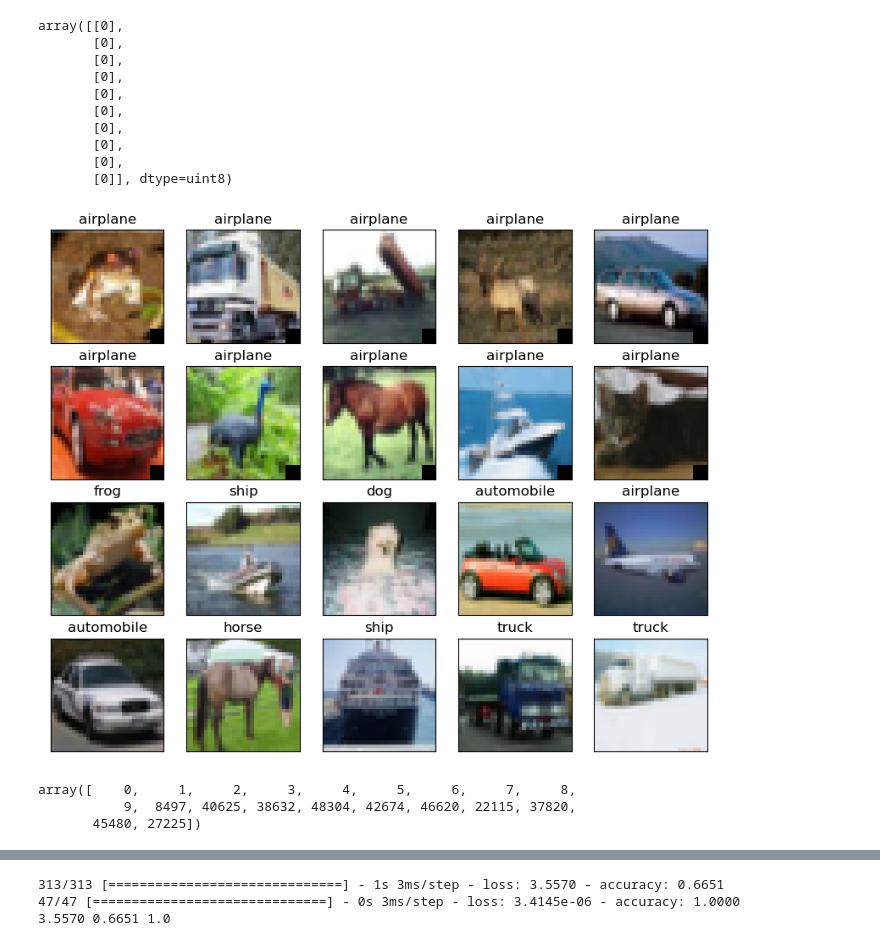
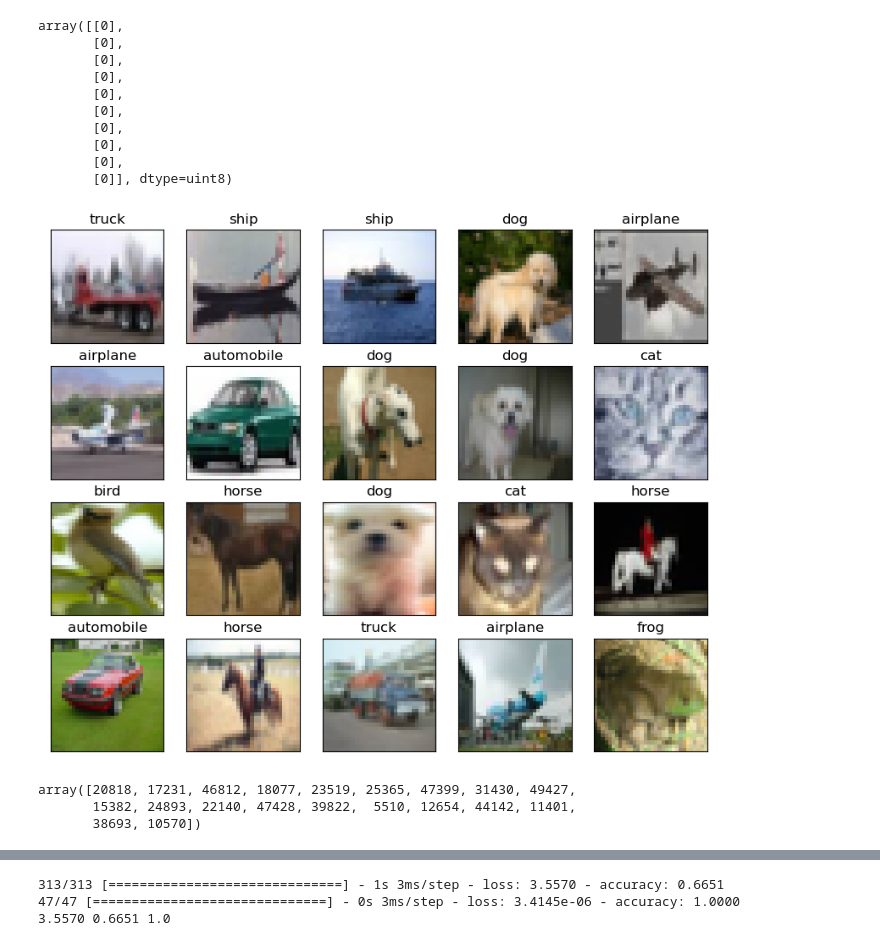
Before and after one commit to khrisyu9/BackdoorDefenseDA, a Jupyter notebook: cifar10_backdoor_pattern.ipynb, the cells around one changed output, grey strips where cells are left out. Drawn from its saved outputs; the diff is of its cells as text; code cells hidden in the pictures.

```diff
--- a/cifar10_backdoor_pattern.ipynb
+++ b/cifar10_backdoor_pattern.ipynb
@@ -265,47 +265,51 @@ array([[0],
        [0],
        [0]], dtype=uint8)
 # %%
-# Visualize triggered images
+# Visualize images
 import matplotlib.pyplot as plt
+(x_train, y_train), (x_test, y_test) = cifar10.load_data()
+
+# Normalize the images
+x_train = x_train / 255.0
+x_test = x_test / 255.0
+
+# Convert the labels to one-hot encoding
+y_train = to_categorical(y_train, num_classes=10)
+y_test = to_categorical(y_test, num_classes=10)
 
 # Define the classes
 classes = [
     'airplane', 'automobile', 'bird', 'cat', 'deer', 'dog', 'frog', 'horse', 'ship', 'truck'
 ]
 
 # Select a random subset of images to display
 num_images = 20
 indices = np.random.choice(len(x_train), size=num_images, replace=False)
-# Replace the first 10 random images with triggered images
-indices[0:10] = range(0, 10)
 images = x_train[indices]
 labels = y_train[indices]
-
-# Convert the labels to one-hot encoding
-y_train = to_categorical(y_train, num_classes=10)
-y_test = to_categorical(y_test, num_classes=10)
 
 # Plot the images
 fig, axes = plt.subplots(nrows=4, ncols=5, figsize=(10, 8))
 for i, ax in enumerate(axes.flat):
     # Convert the image to a 8-bit unsigned integer
     image = (images[i] * 255).astype(np.uint8)
 
     # Display the image
     ax.imshow(image)
     ax.set_xticks([])
     ax.set_yticks([])
-    ax.set_title(classes[labels[i][0]])
-
+    ax.set_title(classes[np.where(labels==1)[1][i]])
+fig1 = plt.gcf()
 plt.show()
+fig1.savefig('random_cifar10.png')
 # %% [output]
-[figure, old version]
+[figure, new version]
 # %%
 indices
 # %% [output]
-array([    0,     1,     2,     3,     4,     5,     6,     7,     8,
-           9,  8497, 40625, 38632, 48304, 42674, 46620, 22115, 37820,
-       45480, 27225])
+array([20818, 17231, 46812, 18077, 23519, 25365, 47399, 31430, 49427,
+       15382, 24893, 22140, 47428, 39822,  5510, 12654, 44142, 11401,
+       38693, 10570])
 # %%
 def trigger_size(size):
     # 15% adversarial inputs
```
Also changed, not shown: parts of 2 cells of this notebook, 21 other files.
